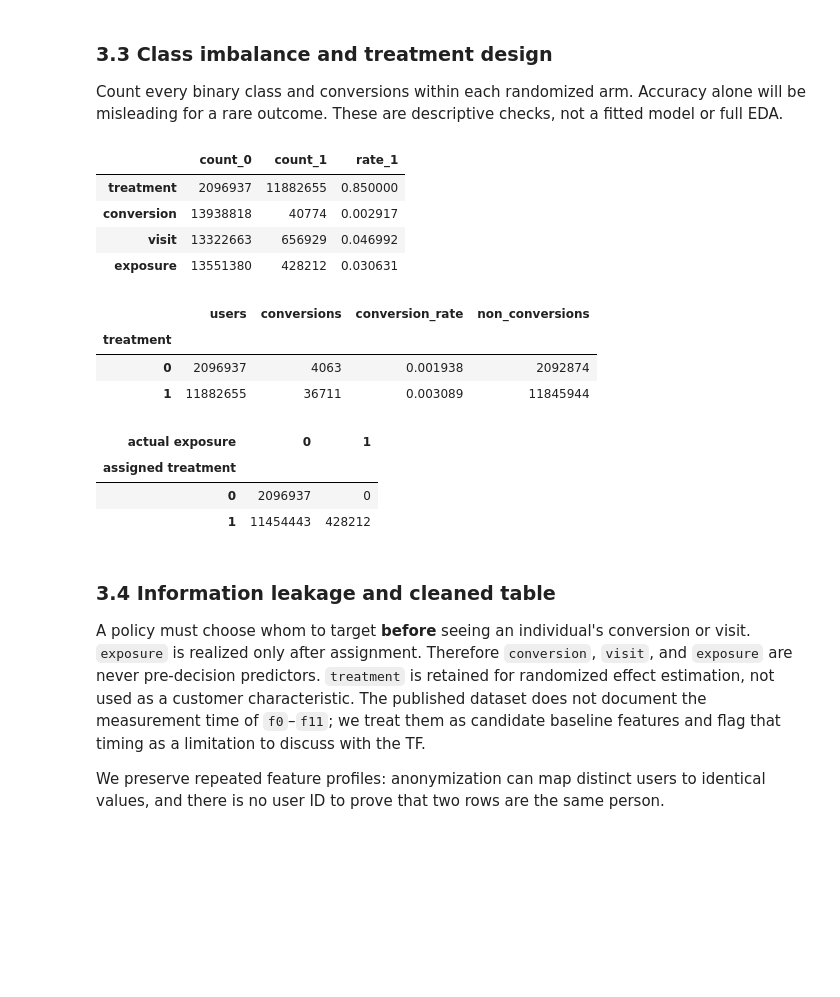
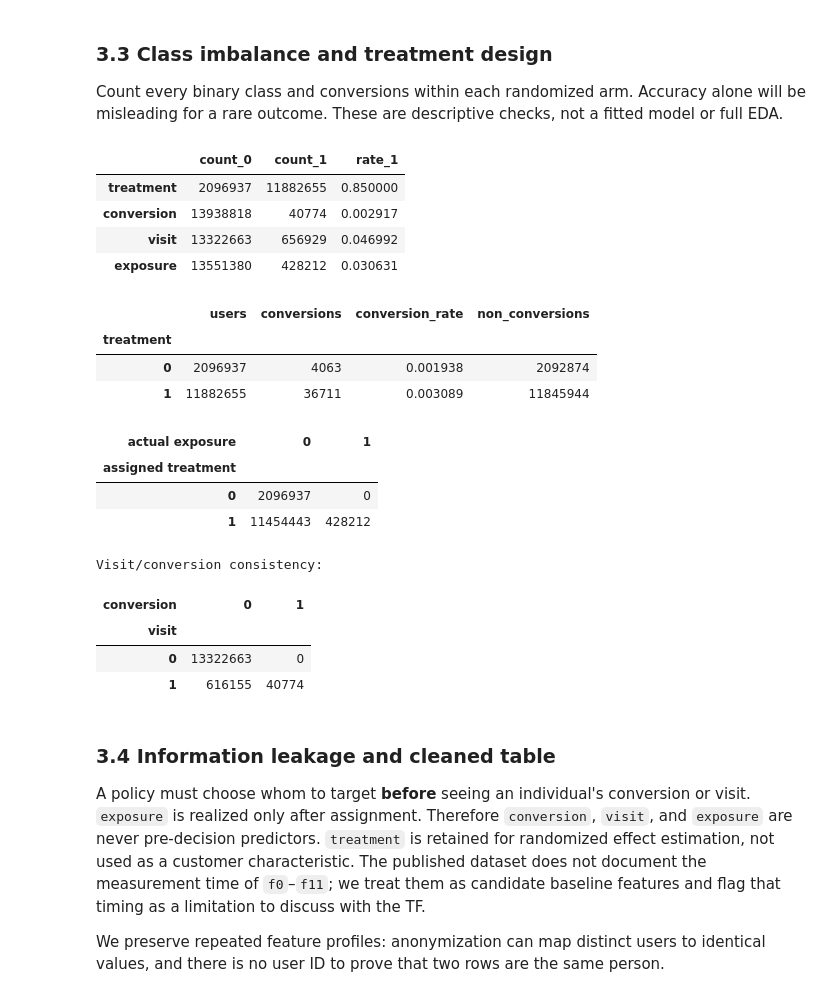
Before and after one commit to abhigunasekar/CS209A-Final_Project, a Jupyter notebook: final_project.ipynb, the cells around one changed output. Drawn from its saved outputs; the diff is of its cells as text; code cells hidden in the pictures; blank space fills up the shorter version.

```diff
--- a/final_project.ipynb
+++ b/final_project.ipynb
@@ -278,33 +290,44 @@ balance = pd.DataFrame({
 }).T
 balance.columns = ["count_0", "count_1"]
 balance["rate_1"] = balance["count_1"] / balance[["count_0", "count_1"]].sum(axis=1)
 display(balance)
 
 conversion_by_arm = df.groupby("treatment")["conversion"].agg(
     users="count", conversions="sum", conversion_rate="mean"
 )
 conversion_by_arm["non_conversions"] = (
     conversion_by_arm["users"] - conversion_by_arm["conversions"]
 ).astype("int64")
 display(conversion_by_arm)
 
 # Assignment does not imply exposure. The cross-tab makes that distinction visible.
 display(pd.crosstab(df["treatment"], df["exposure"],
                     rownames=["assigned treatment"], colnames=["actual exposure"]))
+
+# A conversion should normally follow a visit. Check the observed coding.
+visit_conversion = pd.crosstab(df["visit"], df["conversion"],
+                               rownames=["visit"], colnames=["conversion"])
+print("Visit/conversion consistency:")
+display(visit_conversion)
 # %% [output]
 |  | count_0 | count_1 | rate_1 |
 | treatment | 2096937 | 11882655 | 0.850000 |
 | conversion | 13938818 | 40774 | 0.002917 |
 | visit | 13322663 | 656929 | 0.046992 |
 | exposure | 13551380 | 428212 | 0.030631 |
 |  | users | conversions | conversion_rate | non_conversions |
 | treatment |  |  |  |  |
 | 0 | 2096937 | 4063 | 0.001938 | 2092874 |
 | 1 | 11882655 | 36711 | 0.003089 | 11845944 |
 | actual exposure | 0 | 1 |
 | assigned treatment |  |  |
 | 0 | 2096937 | 0 |
 | 1 | 11454443 | 428212 |
+Visit/conversion consistency:
+| conversion | 0 | 1 |
+| visit |  |  |
+| 0 | 13322663 | 0 |
+| 1 | 616155 | 40774 |
 # %% [markdown]
 ### 3.4 Information leakage and cleaned table
 
```
Also changed, not shown: parts of 7 cells of this notebook.
